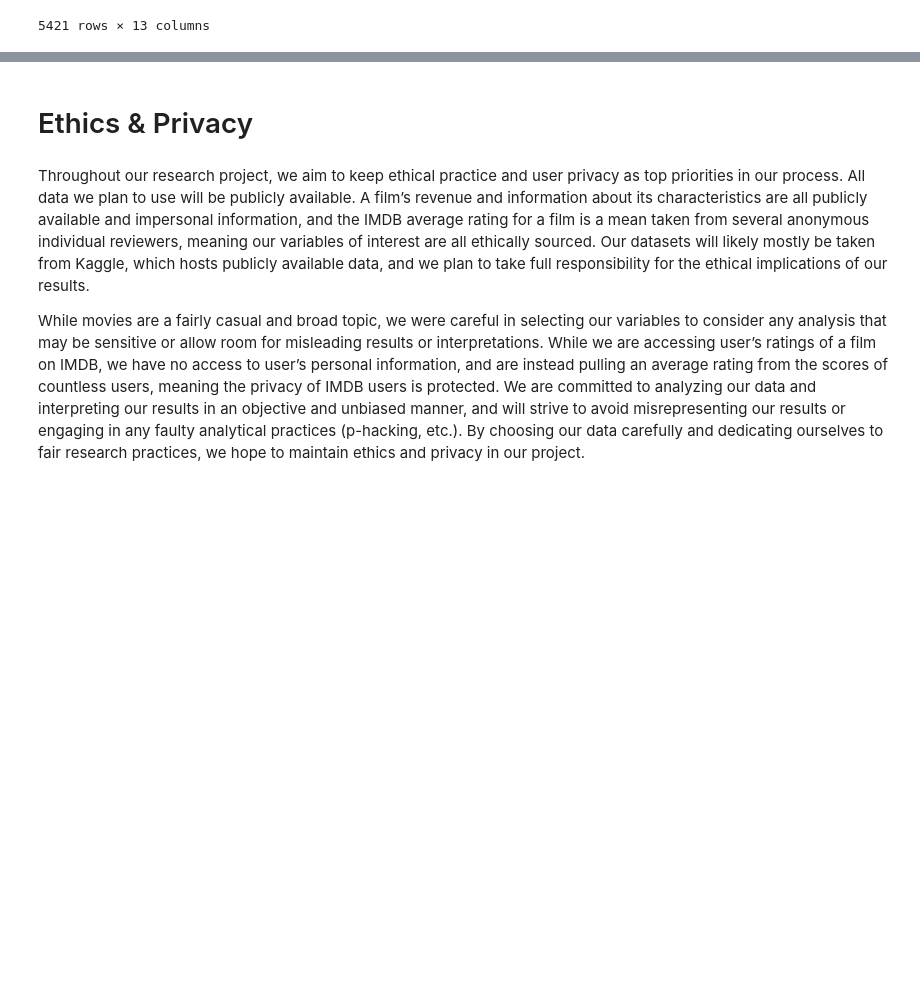
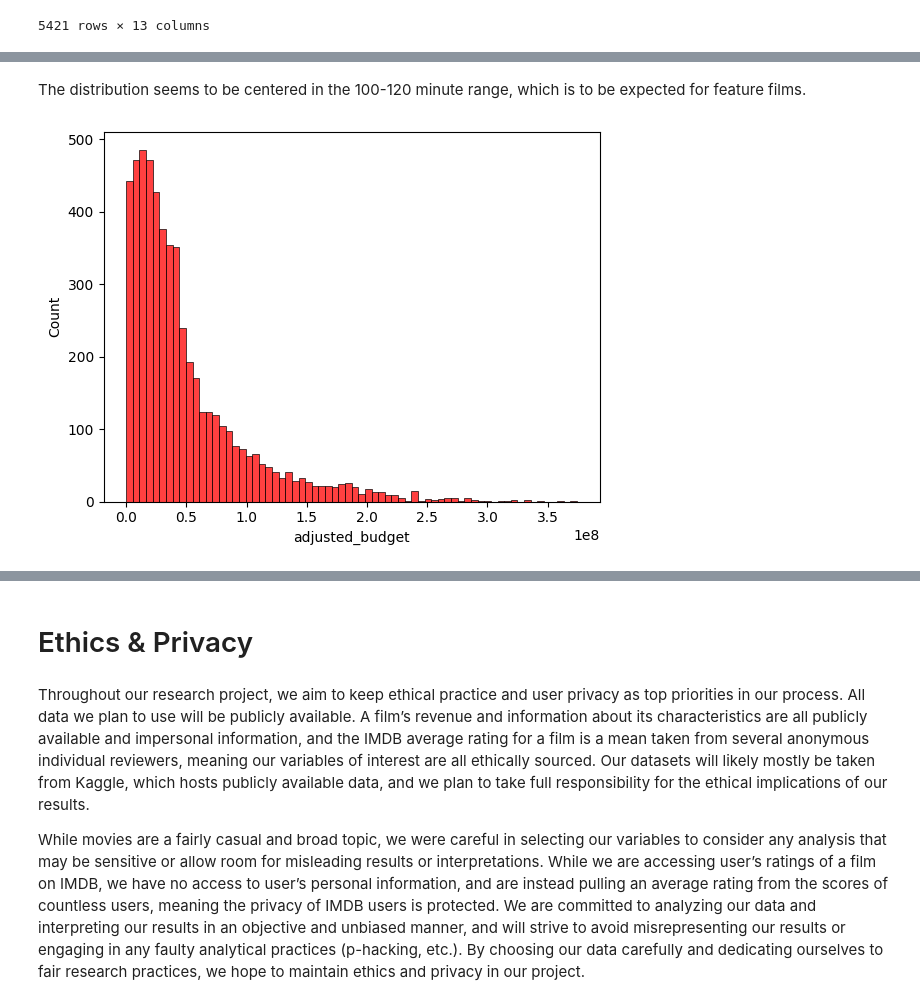
Before and after one commit to COGS108/Group028_WI24, a Jupyter notebook: DataCheckpoint_Group028_WI24.ipynb, the cells around one changed output, grey strips where cells are left out. Cells and saved outputs as stored; diff of their text form; code cells hidden in the pictures; blank space fills up the shorter version.

```diff
--- a/DataCheckpoint_Group028_WI24.ipynb
+++ b/DataCheckpoint_Group028_WI24.ipynb
@@ -334,0 +424,7 @@ We now have a combined dataset showing each film, along with its characteristic
+# %% [markdown]
+The distribution seems to be centered in the 100-120 minute range, which is to be expected for feature films.
+# %%
+# Distribution of adjusted budgets
+month_plot = sns.histplot(data = combined_df, x = 'adjusted_budget', color = 'red')
+# %% [output]
+[figure, added]
```
Also changed, not shown: parts of 21 cells of this notebook.
